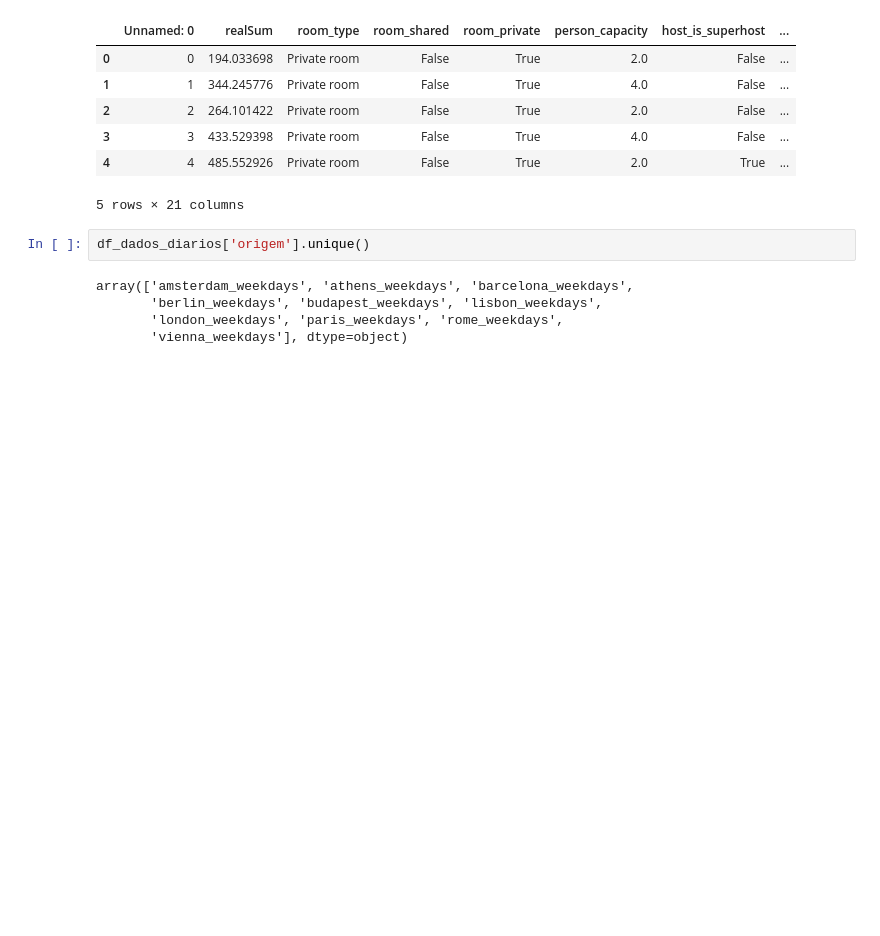
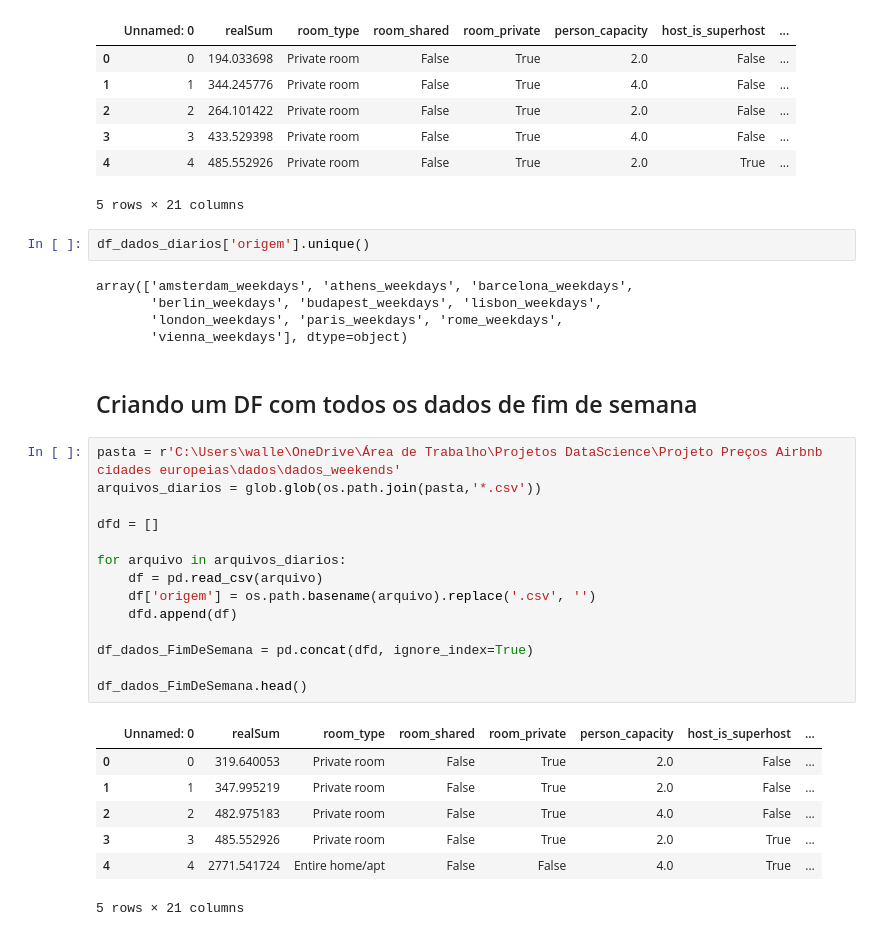
Before and after one commit to walleceoli/airbnb-europe-insights-, a Jupyter notebook: analise.ipynb, the cells around one changed output. Cells and saved outputs as stored; diff of their text form; blank space fills up the shorter version.

Commit message:
Criado um df com todos os dados de fim de semana

```diff
--- a/analise.ipynb
+++ b/analise.ipynb
@@ -147,3 +147,27 @@ array(['amsterdam_weekdays', 'athens_weekdays', 'barcelona_weekdays',
        'berlin_weekdays', 'budapest_weekdays', 'lisbon_weekdays',
        'london_weekdays', 'paris_weekdays', 'rome_weekdays',
        'vienna_weekdays'], dtype=object)
+# %% [markdown]
+## Criando um DF com todos os dados de fim de semana
+# %%
+pasta = r'C:\Users\walle\OneDrive\Área de Trabalho\Projetos DataScience\Projeto Preços Airbnb cidades europeias\dados\dados_weekends'
+arquivos_diarios = glob.glob(os.path.join(pasta,'*.csv'))
+
+dfd = []
+
+for arquivo in arquivos_diarios:
+    df = pd.read_csv(arquivo)
+    df['origem'] = os.path.basename(arquivo).replace('.csv', '')
+    dfd.append(df)
+
+df_dados_FimDeSemana = pd.concat(dfd, ignore_index=True)
+
+df_dados_FimDeSemana.head()
+# %% [output]
+|  | Unnamed: 0 | realSum | room_type | room_shared | room_private | person_capacity | host_is_superhost | ... |
+| 0 | 0 | 319.640053 | Private room | False | True | 2.0 | False | ... |
+| 1 | 1 | 347.995219 | Private room | False | True | 2.0 | False | ... |
+| 2 | 2 | 482.975183 | Private room | False | True | 4.0 | False | ... |
+| 3 | 3 | 485.552926 | Private room | False | True | 2.0 | True | ... |
+| 4 | 4 | 2771.541724 | Entire home/apt | False | False | 4.0 | True | ... |
+5 rows × 21 columns
```
Also changed, not shown: parts of 1 cell of this notebook.
